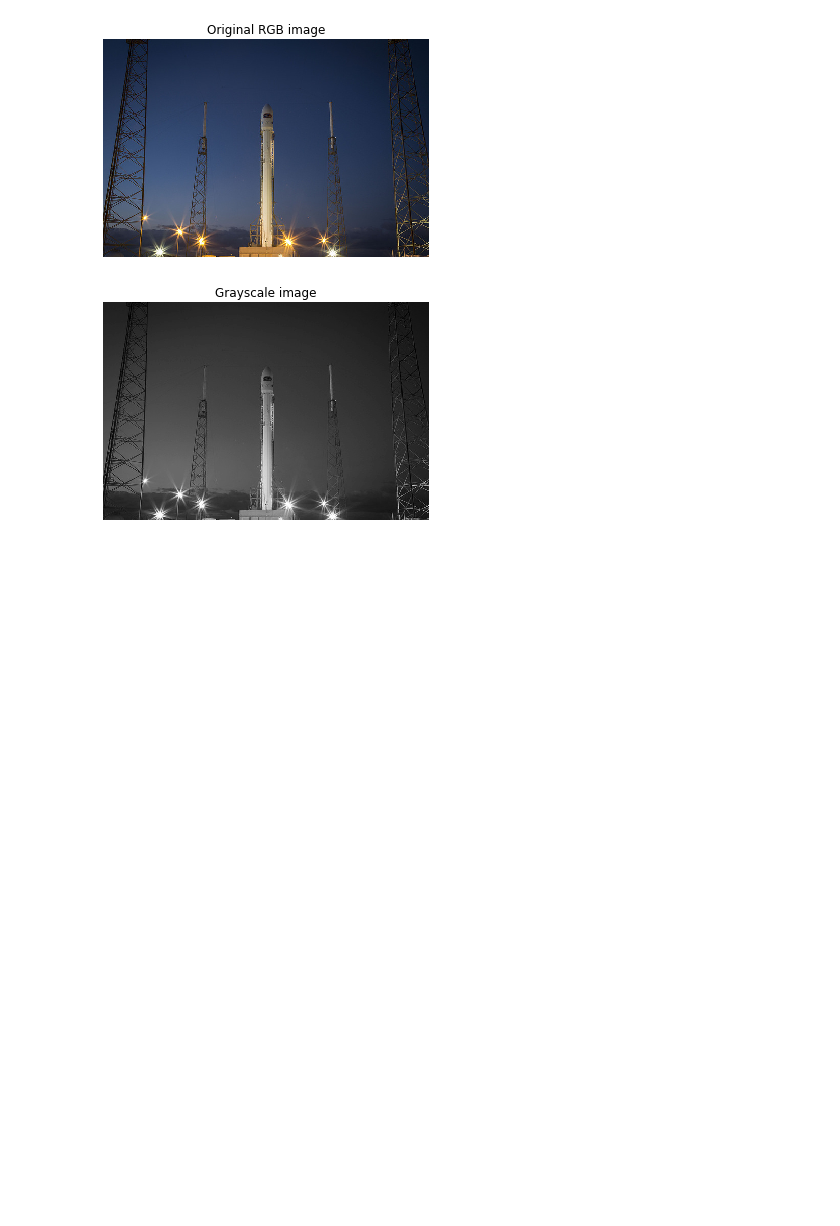
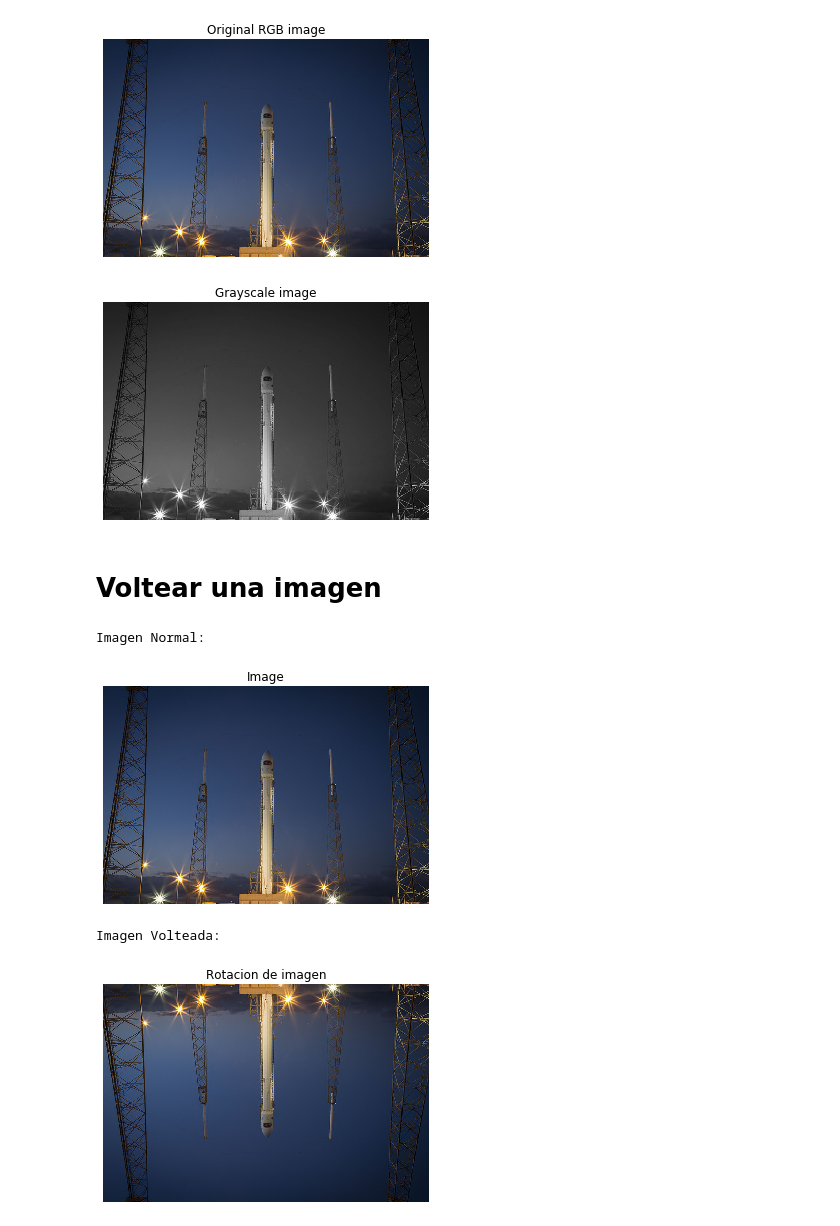
Before and after one commit to epinedaWorks/ProcesadoDeImagenes, a Jupyter notebook: ProcesamientoDeImagenes.ipynb, the cells around one changed output. Cells and saved outputs as stored; diff of their text form; code cells hidden in the pictures; blank space fills up the shorter version.

Commit message:
Cómo rotar una imagen

```diff
--- a/ProcesamientoDeImagenes.ipynb
+++ b/ProcesamientoDeImagenes.ipynb
@@ -54,3 +56,21 @@ show_image(gray_scaled_rocket, 'Grayscale image')
 # %% [output]
 [figure]
 [figure]
+# %% [markdown]
+# Voltear una imagen
+# %%
+#Imagen normal:
+
+print("Imagen Normal:")
+show_image(rocket)
+
+
+imgDecabeza = np.flipud(rocket)
+
+print("Imagen Volteada:")
+show_image(imgDecabeza, 'Rotacion de imagen')
+# %% [output]
+Imagen Normal:
+[figure, added]
+Imagen Volteada:
+[figure, added]
```
Also changed, not shown: parts of 1 cell of this notebook.
